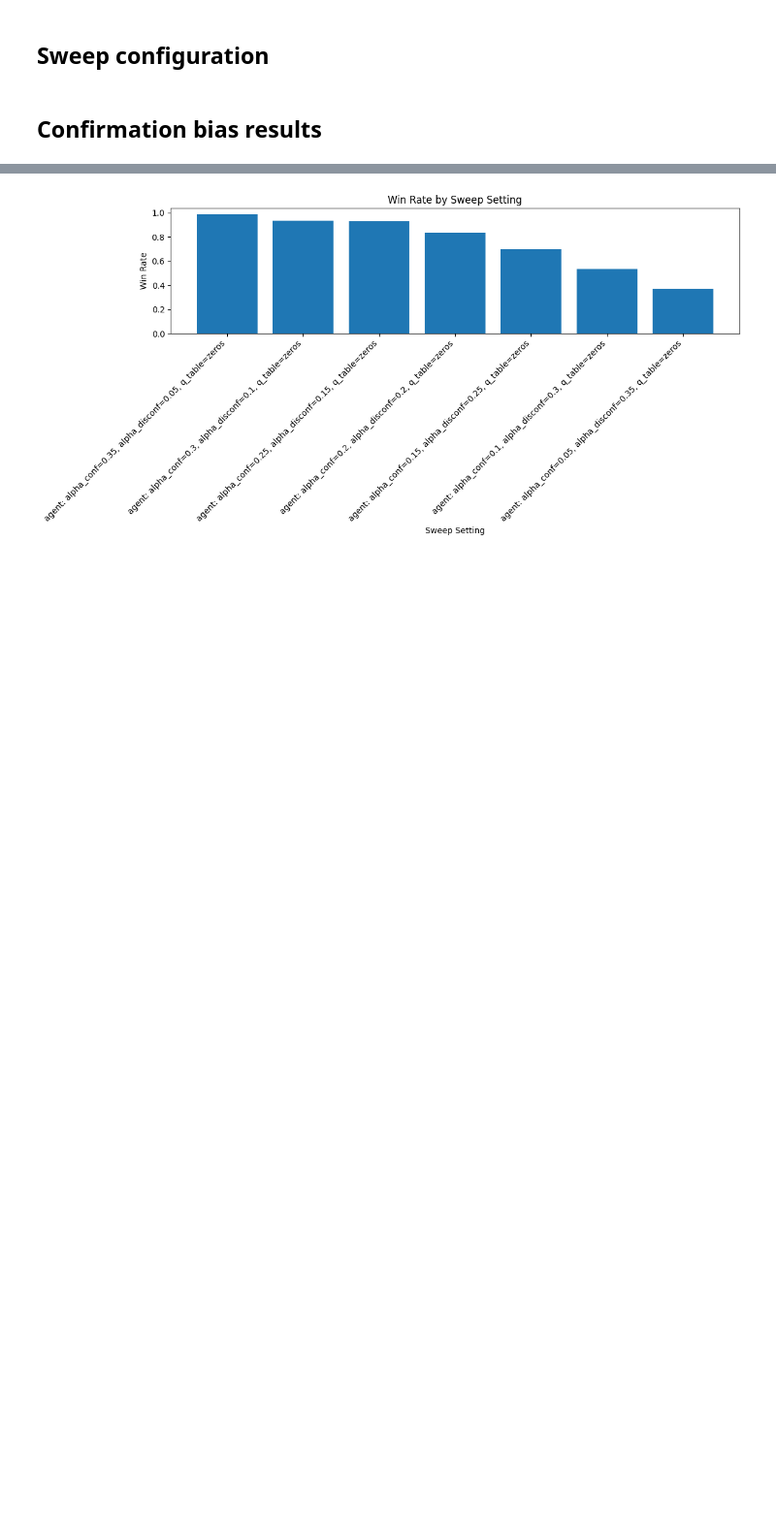
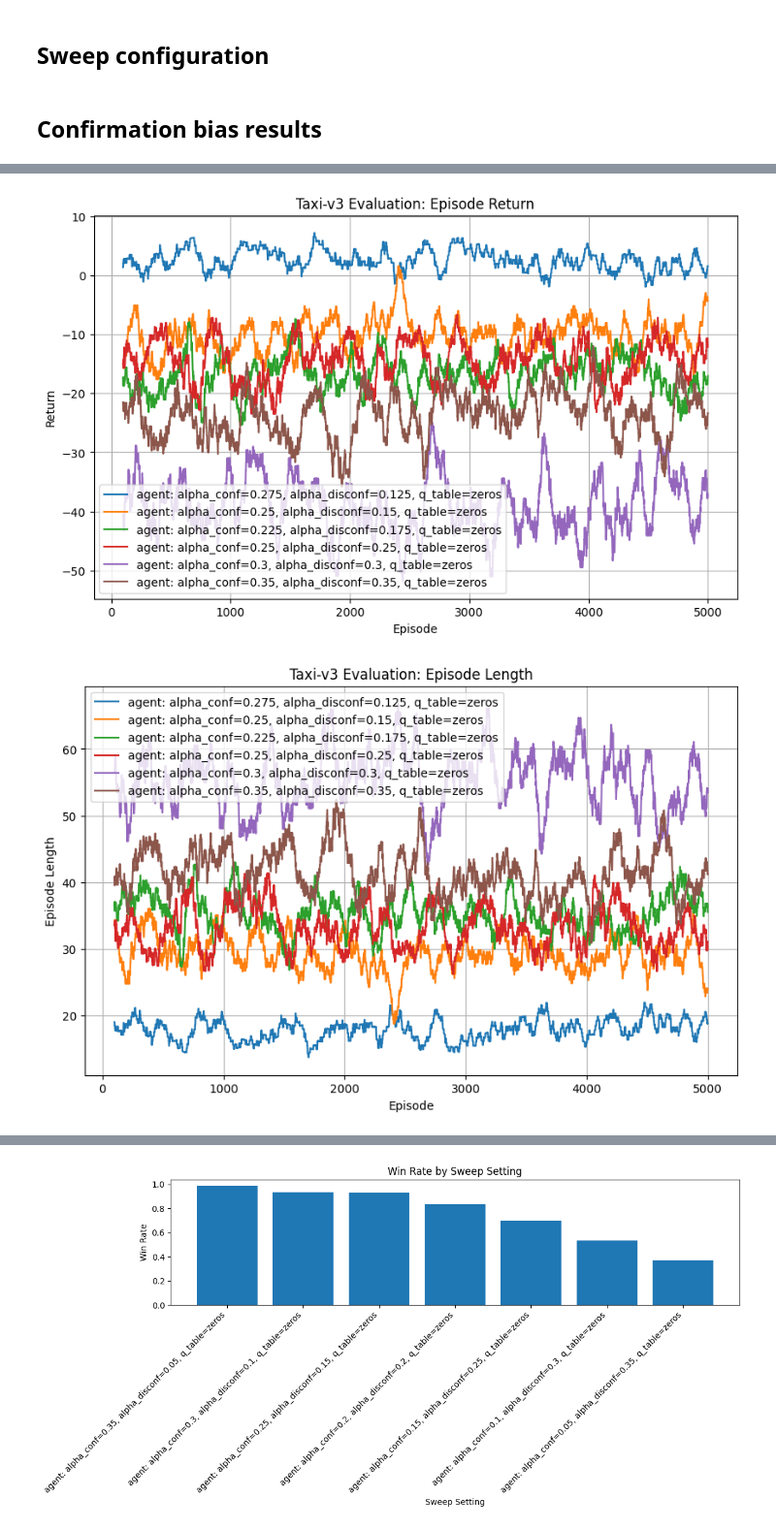
Before and after one commit to kallioaa/frustration_msc, a Jupyter notebook: src/prod_notebooks/assymetric_rl/assymetric_rl_sweep_taxiv3.ipynb, the cells around one changed output, grey strips where cells are left out. Shown at 97% size. Cells and saved outputs as stored; diff of their text form; code cells hidden in the pictures; blank space fills up the shorter version.

```diff
--- a/src/prod_notebooks/assymetric_rl/assymetric_rl_sweep_taxiv3.ipynb
+++ b/src/prod_notebooks/assymetric_rl/assymetric_rl_sweep_taxiv3.ipynb
@@ -141,0 +182,32 @@ results = run_sweep(
+# %%
+# Confirmation-bias runs where alpha_conf > alpha_disconf
+confirmatory_results = [
+    r
+    for r in results
+    if (r.get("params", {}).get("agent_kwargs", {}) or {}).get(
+        "alpha_conf", float("-inf")
+    )
+    > (r.get("params", {}).get("agent_kwargs", {}) or {}).get(
+        "alpha_disconf", float("inf")
+    )
+]
+
+# Keep only seeds 0, 1, 2
+first_three_seeds = {0, 1, 2}
+confirmatory_first3 = [
+    r
+    for r in confirmatory_results
+    if (r.get("params", {}).get("agent_kwargs", {}) or {}).get("seed")
+    in first_three_seeds
+]
+
+# Optional: zeros only
+confirmatory_zeros = [
+    r
+    for r in confirmatory_first3
+    if (r.get("params", {}).get("agent_kwargs", {}) or {}).get("initial_q_table_label")
+    == "zeros"
+]
+
+results_to_plot = confirmatory_zeros.copy()
+results_to_plot.extend(result_lr)
@@ -149,0 +241,9 @@ plot_sweep_training(results, window_size=100)
+# %%
+plot_sweep_evaluation(
+    results_to_plot,
+    window_size=100,
+    plot_specs=taxi_evaluation_plot_specs(),
+)
+# %% [output]
+[figure, added]
+[figure, added]
```
Also changed, not shown: parts of 20 cells of this notebook, 6 other files.
